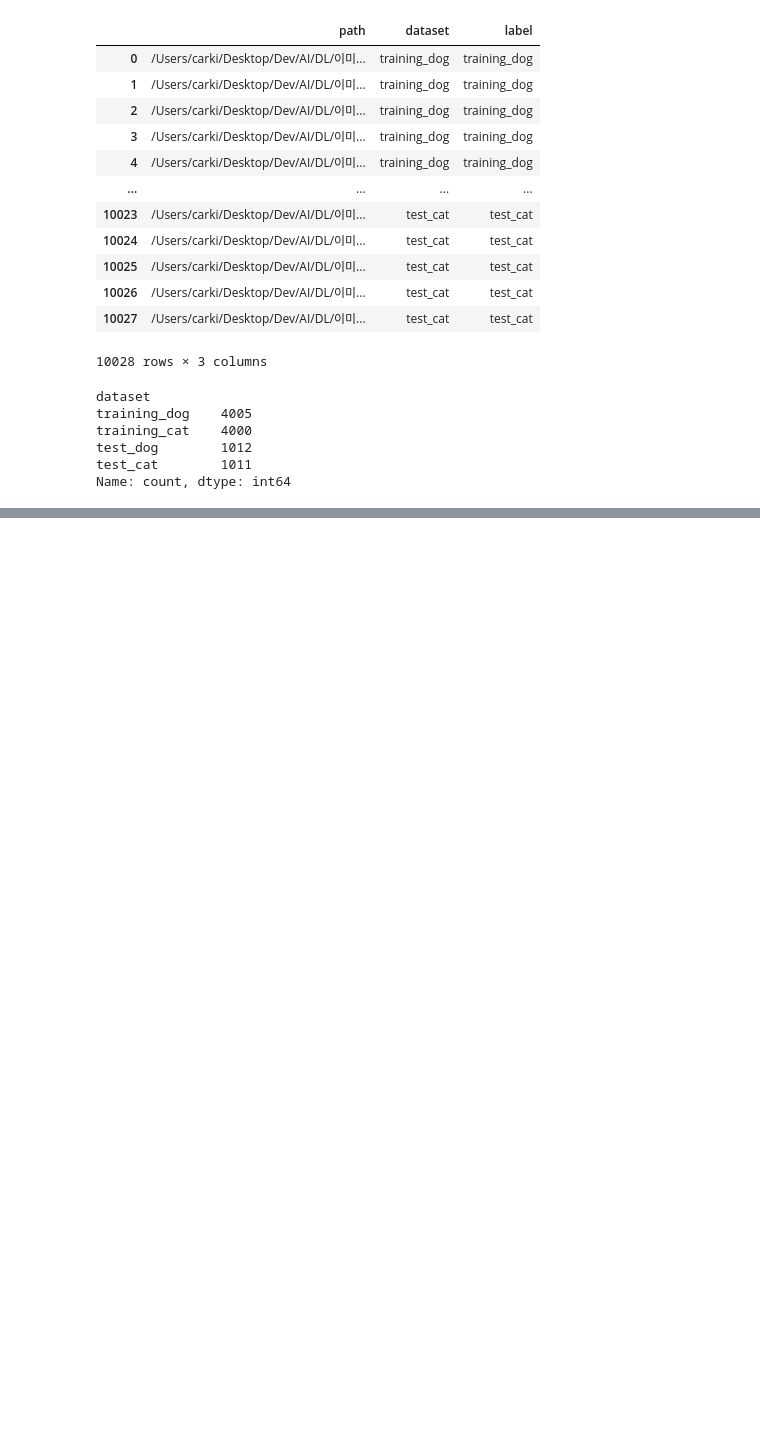
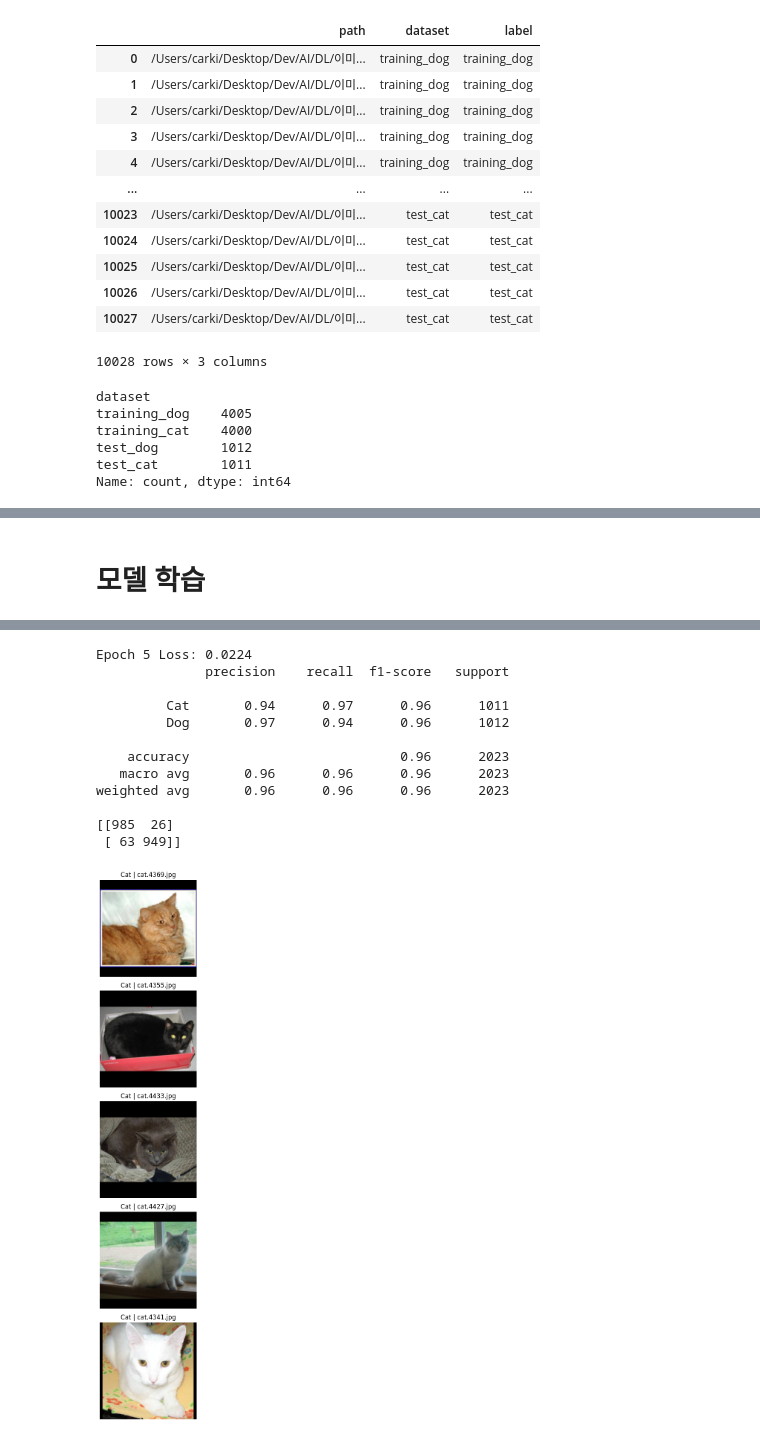
Before and after one commit to dev-carki/Cat_Dog, a Jupyter notebook: cat_dog.ipynb, the cells around one changed output, grey strips where cells are left out. Saved outputs shown, nothing was run; the diff lists cells and outputs as text; code cells hidden in the pictures; blank space fills up the shorter version.

```diff
--- a/cat_dog.ipynb
+++ b/cat_dog.ipynb
@@ -182,9 +147,0 @@ class CustomPairDataSet(Dataset):
-# %%
-class SquarePad:
-    def __call__(self, image):
-        w, h = image.size
-        max_wh = max(w, h)
-        hp = (max_wh - w) // 2
-        vp = (max_wh - h) // 2
-        padding = (hp, vp, max_wh - w - hp, max_wh - h - vp)
-        return transforms.functional.pad(image, padding, fill=0, padding_mode='constant')
@@ -266,0 +195,33 @@ AlexNet(
+# %%
+BATCH_SIZE = 32
+
+train_dataset = CatDogDataset("data/training_set", transform=preprocess)
+test_dataset = CatDogDataset("data/test_set", transform=preprocess)
+
+train_loader = DataLoader(train_dataset, batch_size=BATCH_SIZE, shuffle=True)
+test_loader = DataLoader(test_dataset, batch_size=BATCH_SIZE, shuffle=False)
+# %%
+device = torch.device("cuda" if torch.cuda.is_available() else "cpu")
+
+model = models.alexnet(weights=models.AlexNet_Weights.IMAGENET1K_V1)
+model.classifier[6] = nn.Linear(4096, 2)  # 2-class: cat/dog
+model = model.to(device)
+# %%
+from tqdm import tqdm
+
+optimizer = torch.optim.Adam(model.parameters(), lr=1e-4)
+criterion = nn.CrossEntropyLoss()
+
+def train(model, loader, epochs=5):
+    model.train()
+    for epoch in range(epochs):
+        total_loss = 0
+        for imgs, labels, _ in tqdm(loader, desc=f"Epoch {epoch+1}"):
+            imgs, labels = imgs.to(device), labels.to(device)
+            optimizer.zero_grad()
+            outputs = model(imgs)
+            loss = criterion(outputs, labels)
+            loss.backward()
+            optimizer.step()
+            total_loss += loss.item()
+        print(f"Epoch {epoch+1} Loss: {total_loss / len(loader):.4f}")
@@ -266,0 +283,5 @@ AlexNet(
+# %% [markdown]
+# 모델 학습
+# %%
+train(model, train_loader, epochs=5)
+# %% [output]
@@ -266,0 +292,13 @@ AlexNet(
+Epoch 5 Loss: 0.0224
+              precision    recall  f1-score   support
+
+         Cat       0.94      0.97      0.96      1011
+         Dog       0.97      0.94      0.96      1012
+
+    accuracy                           0.96      2023
+   macro avg       0.96      0.96      0.96      2023
+weighted avg       0.96      0.96      0.96      2023
+
+[[985  26]
+ [ 63 949]]
+[figure, added]
```
Also changed, not shown: parts of 20 cells of this notebook.
